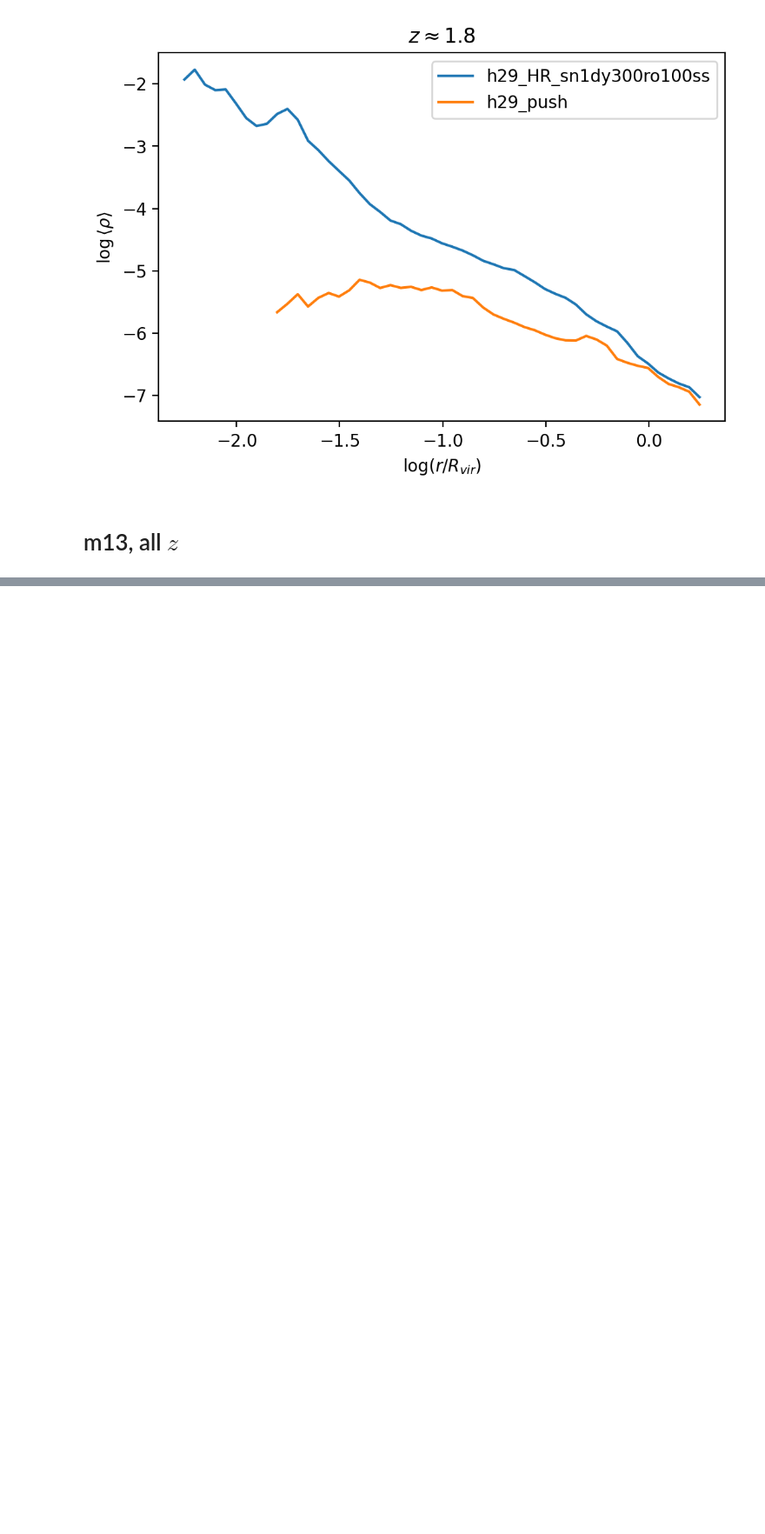
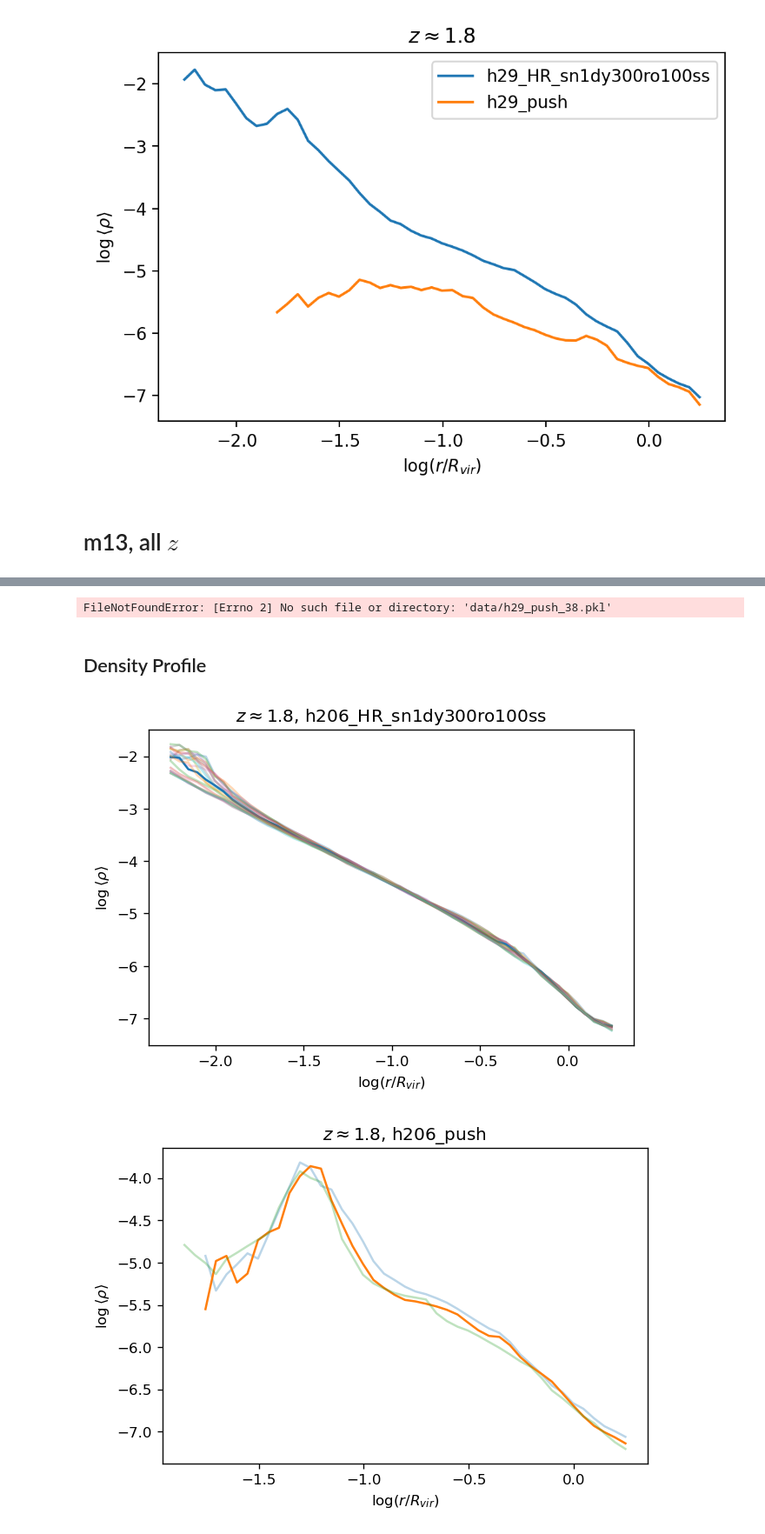
Before and after one commit to isulta/massive-halos, a Jupyter notebook: allprofiles.ipynb, the cells around one changed output, grey strips where cells are left out. Shown at 87% size. Saved outputs shown, nothing was run; the diff lists cells and outputs as text; code cells hidden in the pictures; blank space fills up the shorter version.

```diff
--- a/allprofiles.ipynb
+++ b/allprofiles.ipynb
@@ -182,0 +191,16 @@ for sim in ['h206', 'h29', 'h113', 'h2']:
+# %%
+convertdict = {36:179, 37:187, 38:195}
+# %%
+# CCA (m13 feedback) write
+for snapnum in range(36,39):
+    p0 = load_p0(CCA_sims['push']['h206']+'/output', snapnum, Rvir=all_profiles_m13_z_all['h206_HR_sn1dy300ro100ss'][convertdict[snapnum]]['Rvir'], loud=0)
+    profiles(p0, outfile=f'data/h206_push_{snapnum}.pkl');
+
+    p0 = load_p0(CCA_sims['jet']['h206']+'/output', snapnum, Rvir=all_profiles_m13_z_all['h206_HR_sn1dy300ro100ss'][convertdict[snapnum]]['Rvir'], loud=0)
+    profiles(p0, outfile=f'data/h206_jet_{snapnum}.pkl');
+
+    p0 = load_p0(CCA_sims['spawn']['h206']+'/output', snapnum, Rvir=all_profiles_m13_z_all['h206_HR_sn1dy300ro100ss'][convertdict[snapnum]]['Rvir'], loud=0)
+    profiles(p0, outfile=f'data/h206_spawn_{snapnum}.pkl');
+
+    p0 = load_p0(CCA_sims['push']['h29']+'/output', snapnum, Rvir=all_profiles_m13_z_all['h29_HR_sn1dy300ro100ss'][convertdict[snapnum]]['Rvir'], loud=0)
+    profiles(p0, outfile=f'data/h29_push_{snapnum}.pkl');
@@ -182,0 +231,32 @@ for sim in ['h206', 'h29', 'h113', 'h2']:
+# %%
+# CCA (m13 feedback) read
+all_profiles_m13_z_all['h206_push'] = {}
+all_profiles_m13_z_all['h29_push'] = {}
+all_profiles_m13_z_all['h206_jet'] = {}
+all_profiles_m13_z_all['h206_spawn'] = {}
+for snapnum in range(36,39):
+    all_profiles_m13_z_all['h206_push'][snapnum] = loadpickle(f'data/h206_push_{snapnum}.pkl')
+    all_profiles_m13_z_all['h206_jet'][snapnum] = loadpickle(f'data/h206_jet_{snapnum}.pkl')
+    all_profiles_m13_z_all['h206_spawn'][snapnum] = loadpickle(f'data/h206_spawn_{snapnum}.pkl')
+    all_profiles_m13_z_all['h29_push'][snapnum] = loadpickle(f'data/h29_push_{snapnum}.pkl')
+# %% [output]
+FileNotFoundError: [Errno 2] No such file or directory: 'data/h29_push_38.pkl'
+# %% [markdown]
+## Density Profile
+# %%
+for sim in all_profiles_m13_z_all.keys():
+    if 'h206' not in sim:
+        continue
+    plt.figure(dpi=120)
+    for snapnum in all_profiles_m13_z_all[sim].keys():
+        rmid, rhoavgbins = all_profiles_m13_z_all[sim][snapnum]['rmid'], all_profiles_m13_z_all[sim][snapnum]['rhoavgbins']
+        plt.plot(np.log10(rmid), np.log10(rhoavgbins), label=f'{sim}_{snapnum}', alpha=1 if (snapnum==37 or snapnum==187) else 0.3)
+
+    plt.xlabel(r'$\log (r/R_{vir})$')
+    plt.ylabel(r'$\log \left<\rho \right>$')
+    # plt.legend()
+    plt.title(r'$z \approx 1.8$, ' + str(sim))
+    plt.savefig(f'Figures/rhoprofile_{sim}_z_1_8_zbin.png')
+# %% [output]
+[figure, added]
+[figure, added]
```
Also changed, not shown: parts of 3 cells of this notebook, 12 other files.
